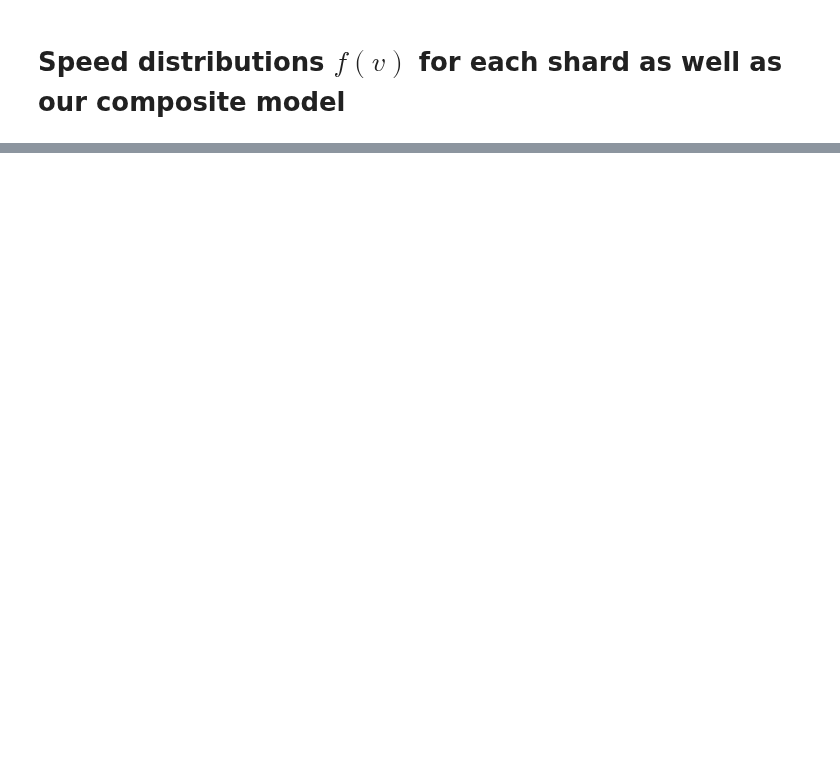
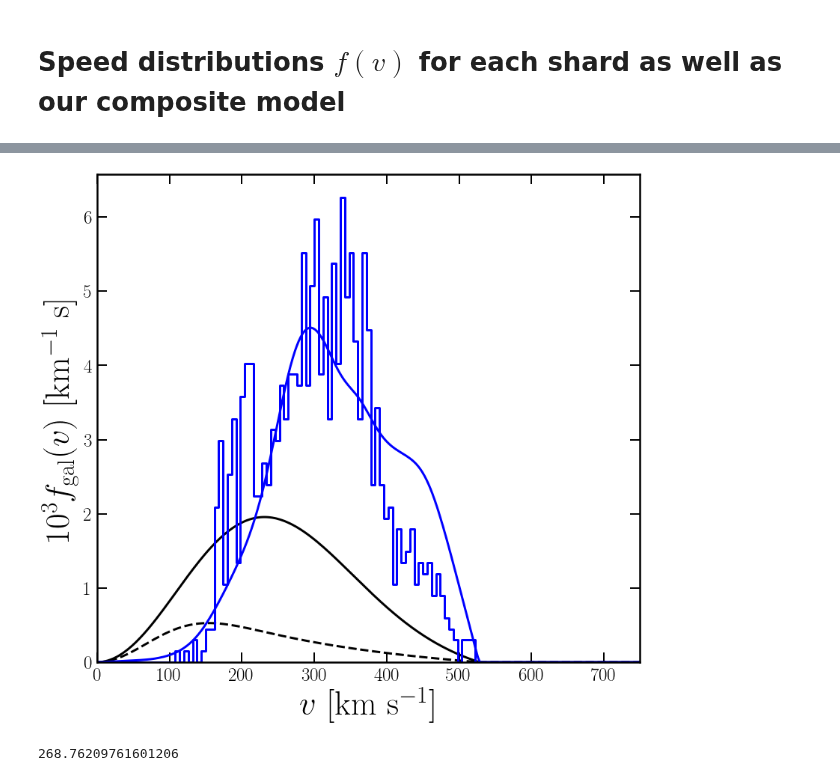
Before and after one commit to cajohare/DarkShards, a Jupyter notebook: code/Plot_SpeedDistributions.ipynb, the cells around one changed output, grey strips where cells are left out. Saved outputs shown, nothing was run; the diff lists cells and outputs as text; code cells hidden in the pictures; blank space fills up the shorter version.

```diff
--- a/code/Plot_SpeedDistributions.ipynb
+++ b/code/Plot_SpeedDistributions.ipynb
@@ -233,0 +239,47 @@ fig.savefig('../plots/plots_png/'+pltname+'.png',bbox_inches='tight')
+# %%
+fig,ax = MySquarePlot(xlab,ylab1)
+eta = 0.2
+
+plt.plot(v,1e3*(1-xi_max)*(1-eta)*fv_Iso_gal,'k-',lw=3)
+plt.plot(v,1e3*(1-xi_max)*eta*fv_Saus_gal,'k--',lw=3)
+
+
+df_S = pandas.read_csv('../data/GAIA_SDSS_Shards.csv')
+all_names = names = df_S.group_id.unique()
+df_sel = df_S
+vv = sqrt((df_sel.GalRVel)**2.0+(df_sel.GalTVel)**2.0+(df_sel.GalzVel)**2.0)
+fv,vbins = histogram(vv,bins=100,normed=True,range=(0,600))
+plt.step(vbins[1:],1e3*fv,'-',color='b',lw=3)
+
+fv_gal1 = zeros(shape=n)
+for i in range(0,nshards):
+    v_s = velocities[i,:]
+    sig_s = dispersions[i,:]
+    fv_gal1 += weights[i]*SpeedDist_Triaxial(v,day,sig_s,v_shift=v_s,GalFrame=True,SmoothCutoff=SCO)
+
+plt.plot(v,1e3*fv_gal1/trapz(fv_gal1,v),'b-',lw=3)
+
+
+
+
+
+# df_highE = pandas.read_csv('../data/Gaia-SDSS_highE.csv')
+# dfc = df_highE.loc[df_highE['feh'] < -1.4]
+# vv = sqrt((dfc.GalRVel)**2.0+(dfc.GalphiVel)**2.0+(dfc.GalzVel)**2.0)
+# fv,vbins = histogram(vv,bins=50,normed=True,range=(0,600))
+# plt.plot(vbins[1:],1e3*fv*xi_max,'--',color='Crimson',lw=3)
+
+# dfc = df_highE.loc[df_highE['feh'] < -2.0]
+# vv = sqrt((dfc.GalRVel)**2.0+(dfc.GalphiVel)**2.0+(dfc.GalzVel)**2.0)
+# fv,vbins = histogram(vv,bins=50,normed=True,range=(0,600))
+# plt.plot(vbins[1:],1e3*fv*xi_max,'-',color='Crimson',lw=3)
+
+plt.xlim([0,750])
+ax.set_ylim(bottom=0.0)
+plt.show()
+# %% [output]
+[figure, added]
+# %%
+sqrt(sum(velocities[5,:]**2.0))
+# %% [output]
+268.76209761601206
```
Also changed, not shown: parts of 5 cells of this notebook, 18 other files.
